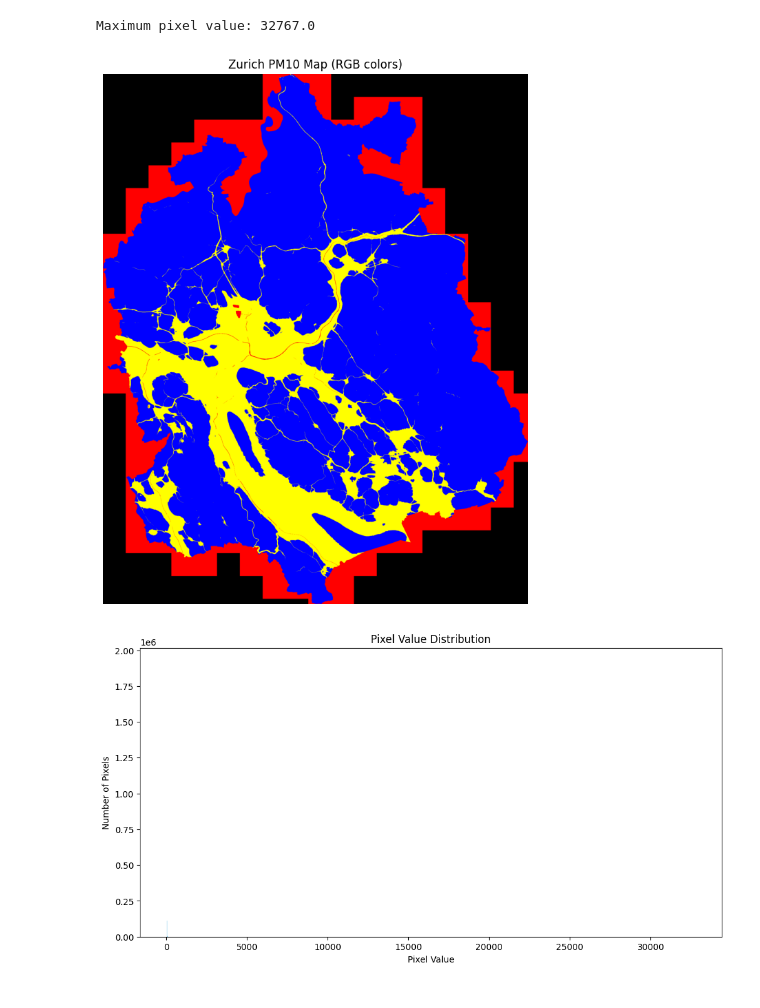
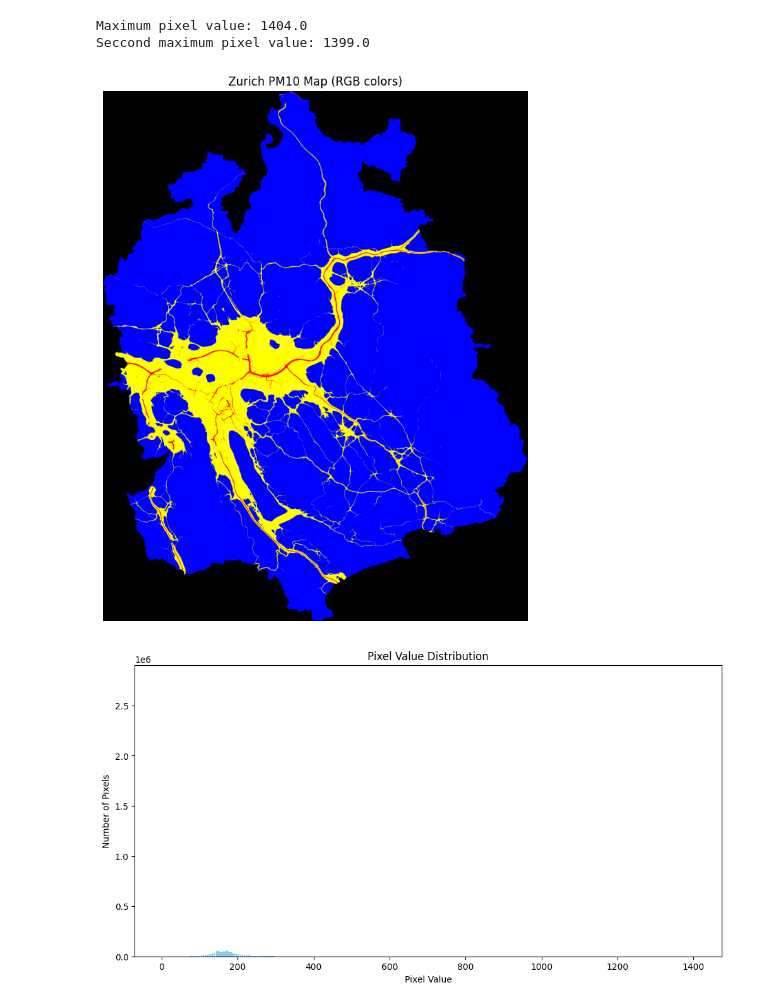
Before and after one commit to JanKoch99/urban-computing, a Jupyter notebook: fuzzy-script/PixelValueDistribution.ipynb, the cells around one changed output. Saved outputs shown, nothing was run; the diff lists cells and outputs as text; code cells hidden in the pictures.

```diff
--- a/fuzzy-script/PixelValueDistribution.ipynb
+++ b/fuzzy-script/PixelValueDistribution.ipynb
@@ -4,40 +4,43 @@ import matplotlib.pyplot as plt
 import rasterio
 
 # --- LOAD THE TIFF FILE ---
-input_file = "../geoserver_data/data/russ.tif"
+input_file = "../geoserver_data/data/ozon.tif"
 
 with rasterio.open(input_file) as src:
     data = src.read(1).astype(float)  # convert to float to avoid overflow
 
 # --- CREATE AN RGB IMAGE ---
 # Initialize an empty array with 3 channels (height x width x 3)
 result = np.zeros((data.shape[0], data.shape[1], 3), dtype=np.uint8)
 
 # Apply the color rules
 result[data < 1] = [0,0,0]
-result[(data >= 1) & (data <= 50)] = [0, 0, 255]               # Blue
-result[(data >= 50) & (data <= 150)] = [255, 255, 0]  # Yellow
-result[data > 150] = [255, 0, 0]                  # Red
+result[(data >= 1) & (data <= 209)] = [0, 0, 255]               # Blue
+result[(data >= 209) & (data <= 356)] = [255, 255, 0]  # Yellow
+result[data > 356] = [255, 0, 0]                  # Red
 
 max_value = data.max()
 print(f"Maximum pixel value: {max_value}")
+second_max = np.max(data[data != max_value])
+print(f"Seccond maximum pixel value: {second_max}")
 # --- DISPLAY USING MATPLOTLIB ---
 plt.figure(figsize=(10, 10))
 plt.imshow(result)
 plt.title("Zurich PM10 Map (RGB colors)")
 plt.axis("off")
 plt.show()
 
 values, counts = np.unique(data, return_counts=True)
 
 # --- PLOT THE PIXEL VALUE DISTRIBUTION ---
 plt.figure(figsize=(12, 6))
 plt.bar(values, counts, color='skyblue')
 plt.title("Pixel Value Distribution")
 plt.xlabel("Pixel Value")
 plt.ylabel("Number of Pixels")
 plt.show()
 # %% [output]
-Maximum pixel value: 32767.0
+Maximum pixel value: 1404.0
+Seccond maximum pixel value: 1399.0
-[figure, old version]
+[figure, new version]
-[figure, old version]
+[figure, new version]
```
Also changed, not shown: 3 other files.
